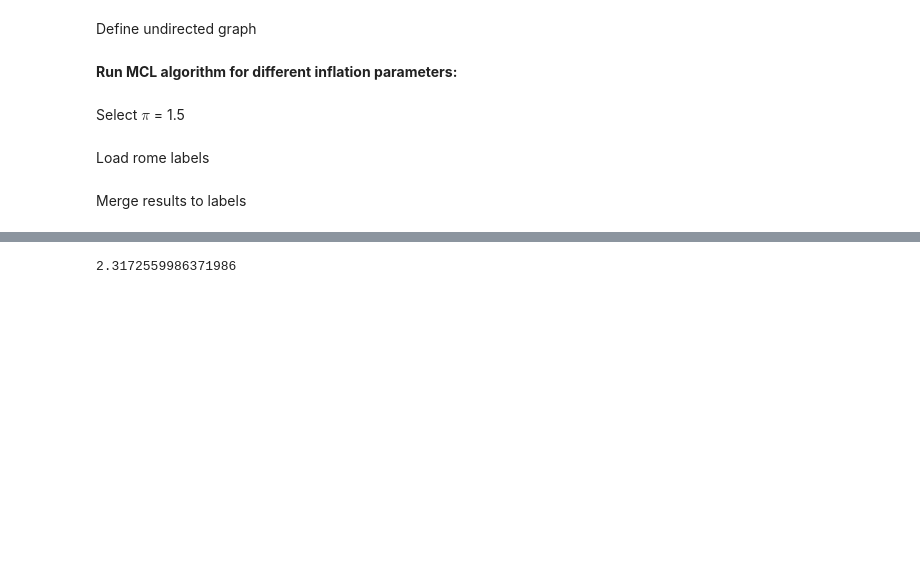
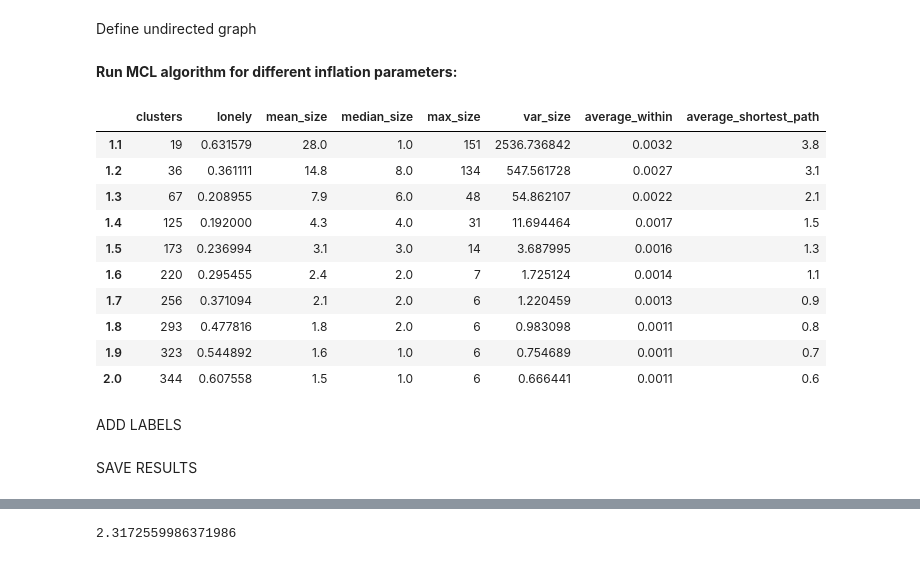
Before and after one commit to thomasszuber/lbb, a Jupyter notebook: clustering.ipynb, the cells around one changed output, grey strips where cells are left out. Cells and saved outputs as stored; diff of their text form; code cells hidden in the pictures; blank space fills up the shorter version.

```diff
--- a/clustering.ipynb
+++ b/clustering.ipynb
@@ -29,28 +38,32 @@ data = data[['rome5','BE_id','T']]
 data = data.pivot(index='BE_id',columns='rome5',values='T')
+# %%
+data = data.sub(data.mean(axis=1),axis=0)
 # %% [markdown]
 Define undirected graph
 # %%
-G = nx.Graph()
-G.add_nodes_from(romes)
+WG = nx.Graph()
+WG.add_nodes_from(romes)
 weights = {}
-R = 1
+edge, noedge = 0, 0
 for rome1 in romes:
     weights[rome1] = {}
     s = 0
     for rome2 in graph[rome1]:
-        corr = np.float_power(data[rome1].corr(data[rome2]),R)
+        corr = data[rome1].corr(data[rome2])
         if corr > 0: # replace by rome1[0] = rome2[0]
             weights[rome1][rome2] = corr
             s += weights[rome1][rome2]
+            edge += 1
+        else: noedge += 1
     for rome2 in weights[rome1].keys():
         weights[rome1][rome2] =  weights[rome1][rome2]/s
 
 for rome1 in romes:
-    current_edges = list(G.edges)
+    current_edges = list(WG.edges)
     for rome2 in weights[rome1].keys():
         if rome1 not in weights[rome2].keys(): w = weights[rome1][rome2]/2
         if rome1 in weights[rome2].keys(): w = (weights[rome1][rome2]+weights[rome2][rome1])/2
         if (rome2,rome1) not in current_edges:
-                G.add_edge(rome1,rome2,weight=w)
+                WG.add_edge(rome1,rome2,weight=w)
 
-matrix = nx.adjacency_matrix(G)
+matrix = nx.adjacency_matrix(WG)
@@ -57,3 +94,19 @@ matrix = nx.adjacency_matrix(G)
+# %%
+G = nx.Graph()
+G.add_nodes_from(romes)
+weights = {}
+
+for rome1 in romes:
+    current_edges = list(G.edges)
+    for rome2 in graph[rome1]:
+        if (rome1,rome2) not in current_edges:
+            if rome1 in graph[rome2]:
+                w = 1.0
+            else:
+                w = 0.5
+            G.add_edge(rome1,rome2,weight=w)
+
+matrix = nx.adjacency_matrix(G)
 # %% [markdown]
 **Run MCL algorithm for different inflation parameters:**
 # %%
@@ -62,6 +115,8 @@ results = {'clusters':{},
            'lonely':{},
            'mean_size':{},
            'median_size':{},
+           'max_size':{},
+           'var_size':{},
            'average_within':{},
            'average_shortest_path':{}}
 clustered_romes = pd.DataFrame()
@@ -76,6 +131,8 @@ for inf in inflations:
     results['lonely'][inf] = sum([len(cl) == 1 for cl in CL])
     results['mean_size'][inf] = np.mean([len(c) for c in CL])
     results['median_size'][inf] = np.median([len(c) for c in CL])
+    results['max_size'][inf] = np.max([len(c) for c in CL])
+    results['var_size'][inf] = np.var([len(c) for c in CL])
     results['average_within'][inf] = 0
     results['average_shortest_path'][inf] = 0
 
@@ -104,7 +161,8 @@ for inf in inflations:
     tmp[f'shortest_{inf}'] = shortest
     tmp = tmp.sort_values('rome')
     clustered_romes = pd.merge(clustered_romes,tmp,on='rome',how='right')
-    for key in ['mean_size','median_size','average_shortest_path']:
+    for key in ['mean_size','median_size','average_shortest_path','max_size']:
         results[key][inf] = round(results[key][inf],ndigits=1)
     results['average_within'][inf] = round(results['average_within'][inf],ndigits = 4)
+    results['lonely'][inf] = results['lonely'][inf]/results['clusters'][inf]
 # %%
@@ -112,2 +169,0 @@ pd.DataFrame(results).to_latex('../results/mcl_results.tex')
-# %% [markdown]
-Select $\pi$ = 1.5
@@ -117,2 +169,0 @@ clustered_romes.columns = 'rome', 'group','shortest'
-# %% [markdown]
-Load rome labels
@@ -129,4 +170,18 @@ arbo = arbo.drop_duplicates('rome')
-# %% [markdown]
-Merge results to labels
+# %%
+pd.DataFrame(results)
+# %% [output]
+|  | clusters | lonely | mean_size | median_size | max_size | var_size | average_within | average_shortest_path |
+| 1.1 | 19 | 0.631579 | 28.0 | 1.0 | 151 | 2536.736842 | 0.0032 | 3.8 |
+| 1.2 | 36 | 0.361111 | 14.8 | 8.0 | 134 | 547.561728 | 0.0027 | 3.1 |
+| 1.3 | 67 | 0.208955 | 7.9 | 6.0 | 48 | 54.862107 | 0.0022 | 2.1 |
+| 1.4 | 125 | 0.192000 | 4.3 | 4.0 | 31 | 11.694464 | 0.0017 | 1.5 |
+| 1.5 | 173 | 0.236994 | 3.1 | 3.0 | 14 | 3.687995 | 0.0016 | 1.3 |
+| 1.6 | 220 | 0.295455 | 2.4 | 2.0 | 7 | 1.725124 | 0.0014 | 1.1 |
+| 1.7 | 256 | 0.371094 | 2.1 | 2.0 | 6 | 1.220459 | 0.0013 | 0.9 |
+| 1.8 | 293 | 0.477816 | 1.8 | 2.0 | 6 | 0.983098 | 0.0011 | 0.8 |
+| 1.9 | 323 | 0.544892 | 1.6 | 1.0 | 6 | 0.754689 | 0.0011 | 0.7 |
+| 2.0 | 344 | 0.607558 | 1.5 | 1.0 | 6 | 0.666441 | 0.0011 | 0.6 |
+# %% [markdown]
+ADD LABELS
 # %%
 clustered_romes = pd.merge(clustered_romes,arbo,on='rome',how='left')
@@ -135,0 +189,2 @@ clustered_romes = clustered_romes.sort_values('group').reset_index(drop=True)
+# %% [markdown]
+SAVE RESULTS
```
Also changed, not shown: parts of 32 cells of this notebook.
